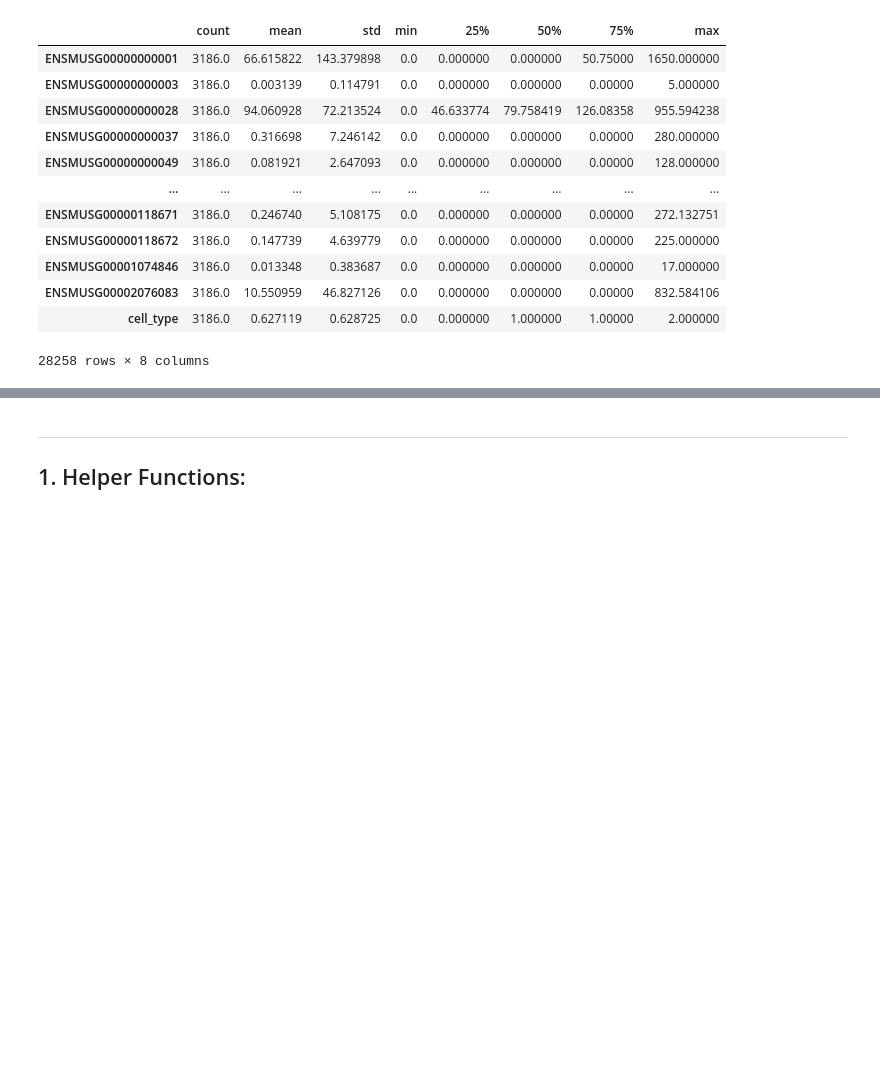
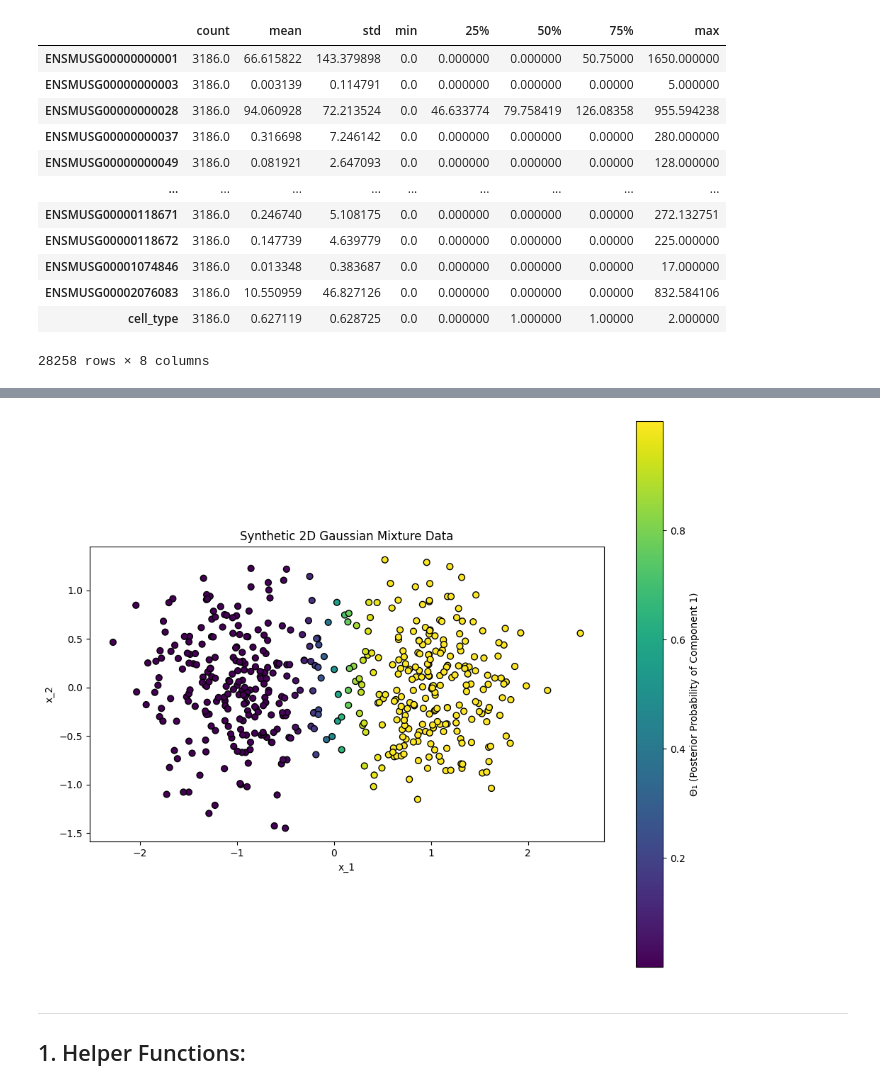
Before and after one commit to DataSlingers/CARVE, a Jupyter notebook: SketchV1.ipynb, the cells around one changed output, grey strips where cells are left out. Drawn from its saved outputs; the diff is of its cells as text; code cells hidden in the pictures; blank space fills up the shorter version.

Commit message:
Implemented some experiments and synthetic data generation.

```diff
--- a/SketchV1.ipynb
+++ b/SketchV1.ipynb
@@ -91,0 +157,5 @@ n_samples = X.shape[0]
+# %%
+X, soft_labels = generate_gaussian_mixture(n_samples=500, sigma=0.5, seed=42)
+print("Data shape:", X.shape)
+print("Soft labels shape:", soft_labels.shape)
+print("First 10 soft labels:\n", soft_labels[: 10])
@@ -92,3 +176,19 @@ n_samples = X.shape[0]
+# %%
+fig, ax = plt.subplots(figsize=(10, 8))
+
+scatter = ax.scatter(X[:, 0], X[:, 1], c=soft_labels[:, 0], cmap='viridis', s=40, edgecolors='k')
+
+cbar = fig.colorbar(scatter, ax=ax, label='Θ₁ (Posterior Probability of Component 1)')
+
+ax.set_title("Synthetic 2D Gaussian Mixture Data")
+ax.set_xlabel("x_1")
+ax.set_ylabel("x_2")
+# ax.grid(True)
+ax.set_aspect('equal')
+plt.tight_layout()
+plt.show()
+# %% [output]
+[figure, added]
 # %% [markdown]
 ---
 ## 1. Helper Functions:
```
Also changed, not shown: parts of 21 cells of this notebook.
